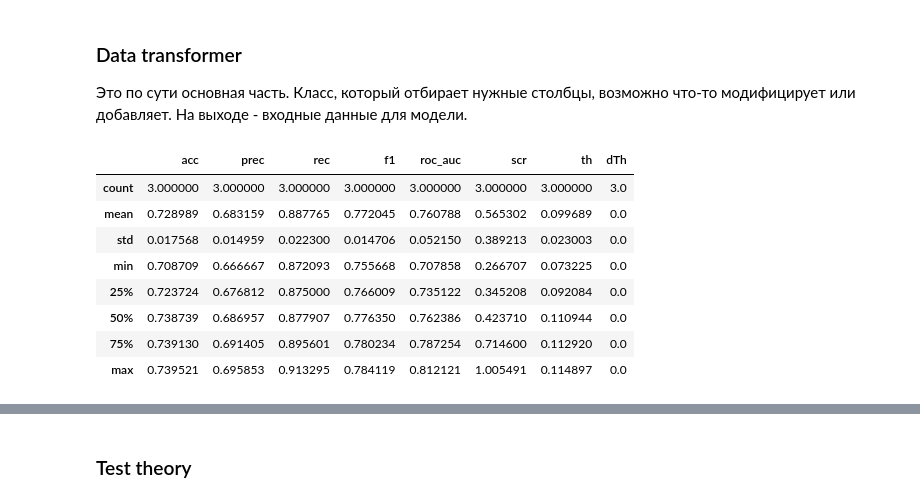
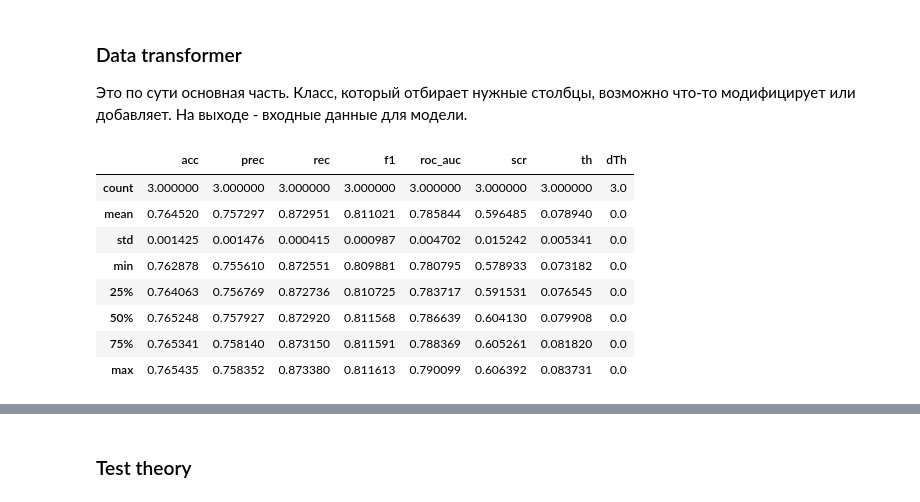
Before and after one commit to almaslov/idao2019, a Jupyter notebook: 08_data_cleaning.ipynb, the cells around one changed output, grey strips where cells are left out. Saved outputs shown, nothing was run; the diff lists cells and outputs as text; code cells hidden in the pictures.

```diff
--- a/08_data_cleaning.ipynb
+++ b/08_data_cleaning.ipynb
@@ -44,7 +44,7 @@ def ndprint(a, precision=3):
 # derivative cols
 # %%
 %%time
-used_cols = xyz_cols + mom_cols + hit_type_cols + dxyz_cols + exy_cols + edxy_cols
-train = read_train(used_cols, 100000)
+used_cols = xyz_cols + mom_cols + hit_type_cols + dxyz_cols + exy_cols + edxy_cols + hit_stats_cols
+train = read_train(used_cols, 1000000)
 display(train.shape, count_classes(train))
 # %% [output]
@@ -61,40 +61,40 @@ from sklearn.base import TransformerMixin
 
 class DataTransformer(TransformerMixin):
     def __init__(self, *featurizers):
         self.featurizers = featurizers
 
     def fit(self, data, y=None):
         return self
 
     def transform(self, data):
         data = data.copy()
         self.origin_features = [] + xyz_cols #+ mom_cols + hit_type_cols + exy_cols + edxy_cols + dxyz_cols
         features = self.origin_features.copy()
 
 #         add_is_muon(data, features)
 #         add_is_muon_tight(data, features)
 #         add_probability_hit_detector(data, features)
-        add_coses(data, features)
+#         add_coses(data, features)
         add_mse(data, features)
-        add_normed_err(data, features)
+#         add_normed_err(data, features)
 
         filter_data(data)
 
         if not features:
             raise('no features')
 
         self.features = features[len(self.origin_features):]
         return data[features].values
 
-df_scores = cross_validate(train, n_estimators=60, n_splits=3, n_rows=1000, transformer_cls=DataTransformer)
+df_scores = cross_validate(train, n_estimators=60, n_splits=3, n_rows=100000, transformer_cls=DataTransformer)
 display(df_scores.describe())
 # %% [output]
 |  | acc | prec | rec | f1 | roc_auc | scr | th | dTh |
 | count | 3.000000 | 3.000000 | 3.000000 | 3.000000 | 3.000000 | 3.000000 | 3.000000 | 3.0 |
-| mean | 0.728989 | 0.683159 | 0.887765 | 0.772045 | 0.760788 | 0.565302 | 0.099689 | 0.0 |
-| std | 0.017568 | 0.014959 | 0.022300 | 0.014706 | 0.052150 | 0.389213 | 0.023003 | 0.0 |
-| min | 0.708709 | 0.666667 | 0.872093 | 0.755668 | 0.707858 | 0.266707 | 0.073225 | 0.0 |
-| 25% | 0.723724 | 0.676812 | 0.875000 | 0.766009 | 0.735122 | 0.345208 | 0.092084 | 0.0 |
-| 50% | 0.738739 | 0.686957 | 0.877907 | 0.776350 | 0.762386 | 0.423710 | 0.110944 | 0.0 |
-| 75% | 0.739130 | 0.691405 | 0.895601 | 0.780234 | 0.787254 | 0.714600 | 0.112920 | 0.0 |
-| max | 0.739521 | 0.695853 | 0.913295 | 0.784119 | 0.812121 | 1.005491 | 0.114897 | 0.0 |
+| mean | 0.764520 | 0.757297 | 0.872951 | 0.811021 | 0.785844 | 0.596485 | 0.078940 | 0.0 |
+| std | 0.001425 | 0.001476 | 0.000415 | 0.000987 | 0.004702 | 0.015242 | 0.005341 | 0.0 |
+| min | 0.762878 | 0.755610 | 0.872551 | 0.809881 | 0.780795 | 0.578933 | 0.073182 | 0.0 |
+| 25% | 0.764063 | 0.756769 | 0.872736 | 0.810725 | 0.783717 | 0.591531 | 0.076545 | 0.0 |
+| 50% | 0.765248 | 0.757927 | 0.872920 | 0.811568 | 0.786639 | 0.604130 | 0.079908 | 0.0 |
+| 75% | 0.765341 | 0.758140 | 0.873150 | 0.811591 | 0.788369 | 0.605261 | 0.081820 | 0.0 |
+| max | 0.765435 | 0.758352 | 0.873380 | 0.811613 | 0.790099 | 0.606392 | 0.083731 | 0.0 |
```
Also changed, not shown: parts of 16 cells of this notebook, 1 other file.
